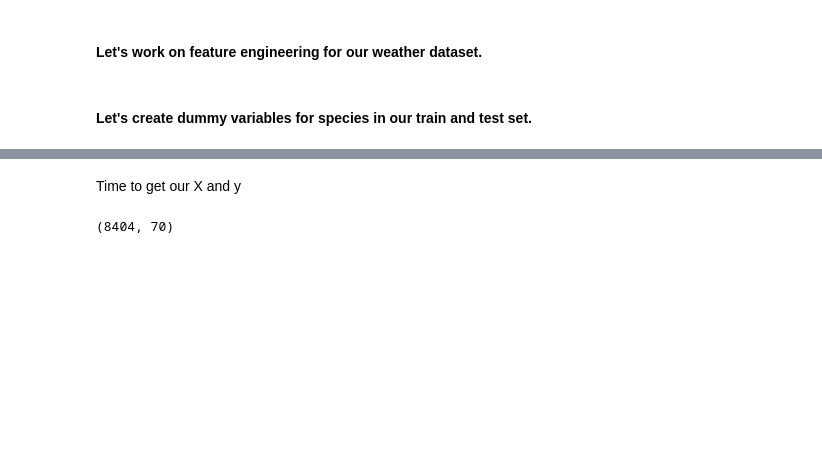
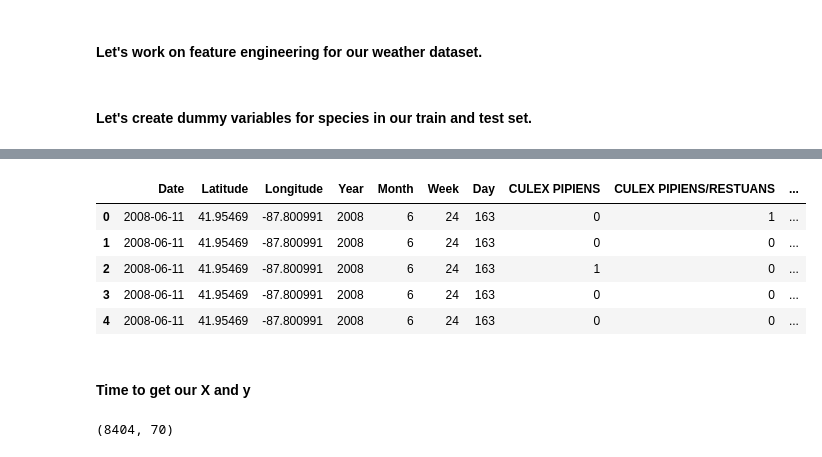
Before and after one commit to ltomczak1/Capstone-Two---Predicting-West-Nile-Virus, a Jupyter notebook: CapstoneTwoPreprocessing.ipynb, the cells around one changed output, grey strips where cells are left out. Saved outputs shown, nothing was run; the diff lists cells and outputs as text; code cells hidden in the pictures; blank space fills up the shorter version.

```diff
--- a/CapstoneTwoPreprocessing.ipynb
+++ b/CapstoneTwoPreprocessing.ipynb
@@ -136,5 +145,14 @@ test_final.to_csv('../CapstoneTwo/test_final.csv',index=False)
+# %%
+test_final.head()
+# %% [output]
+|  | Date | Latitude | Longitude | Year | Month | Week | Day | CULEX PIPIENS | CULEX PIPIENS/RESTUANS | ... |
+| 0 | 2008-06-11 | 41.95469 | -87.800991 | 2008 | 6 | 24 | 163 | 0 | 1 | ... |
+| 1 | 2008-06-11 | 41.95469 | -87.800991 | 2008 | 6 | 24 | 163 | 0 | 0 | ... |
+| 2 | 2008-06-11 | 41.95469 | -87.800991 | 2008 | 6 | 24 | 163 | 1 | 0 | ... |
+| 3 | 2008-06-11 | 41.95469 | -87.800991 | 2008 | 6 | 24 | 163 | 0 | 0 | ... |
+| 4 | 2008-06-11 | 41.95469 | -87.800991 | 2008 | 6 | 24 | 163 | 0 | 0 | ... |
 # %% [markdown]
-Time to get our X and y
+#### Time to get our X and y
 # %%
 #Remove our target and use only numeric data
 X = train_final.drop(columns='WnvPresent')._get_numeric_data()
```
Also changed, not shown: parts of 2 cells of this notebook.
